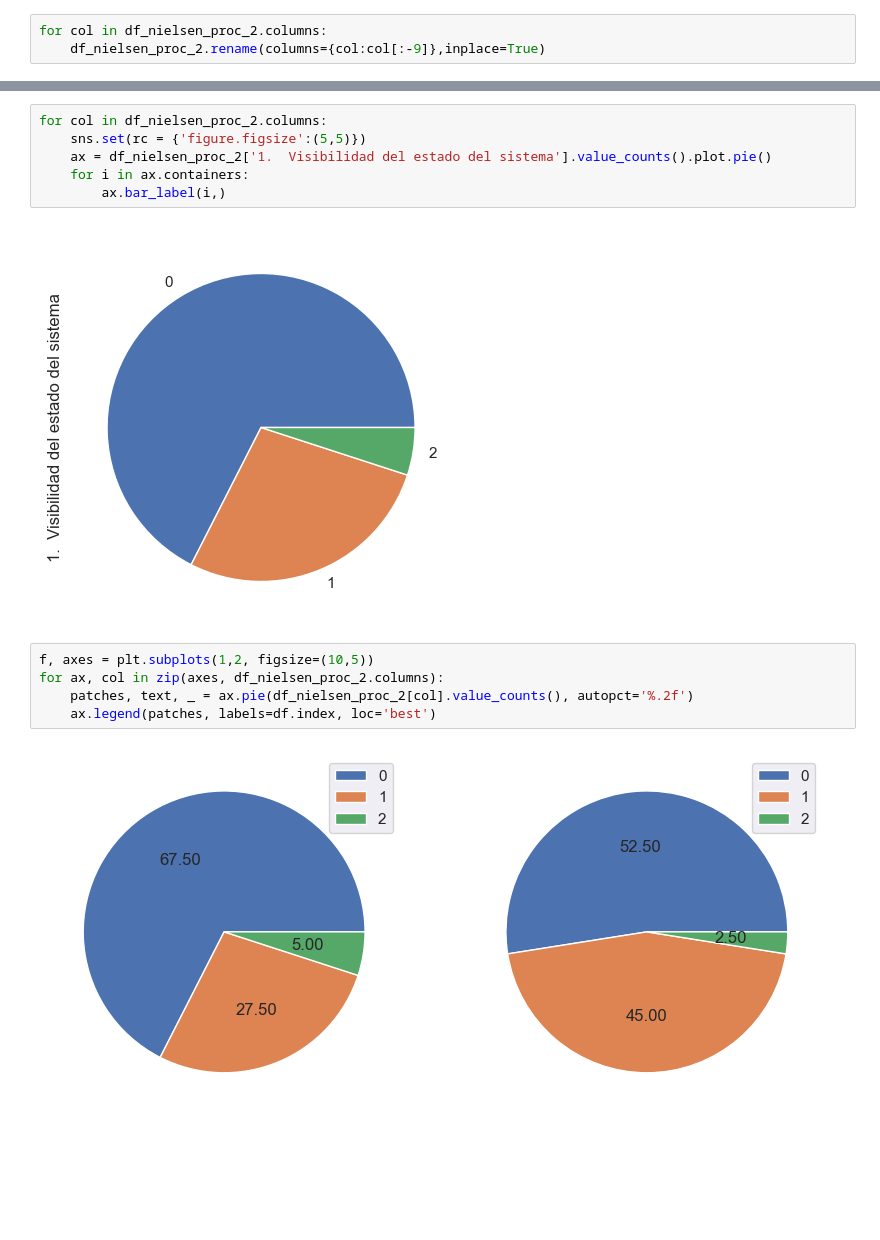
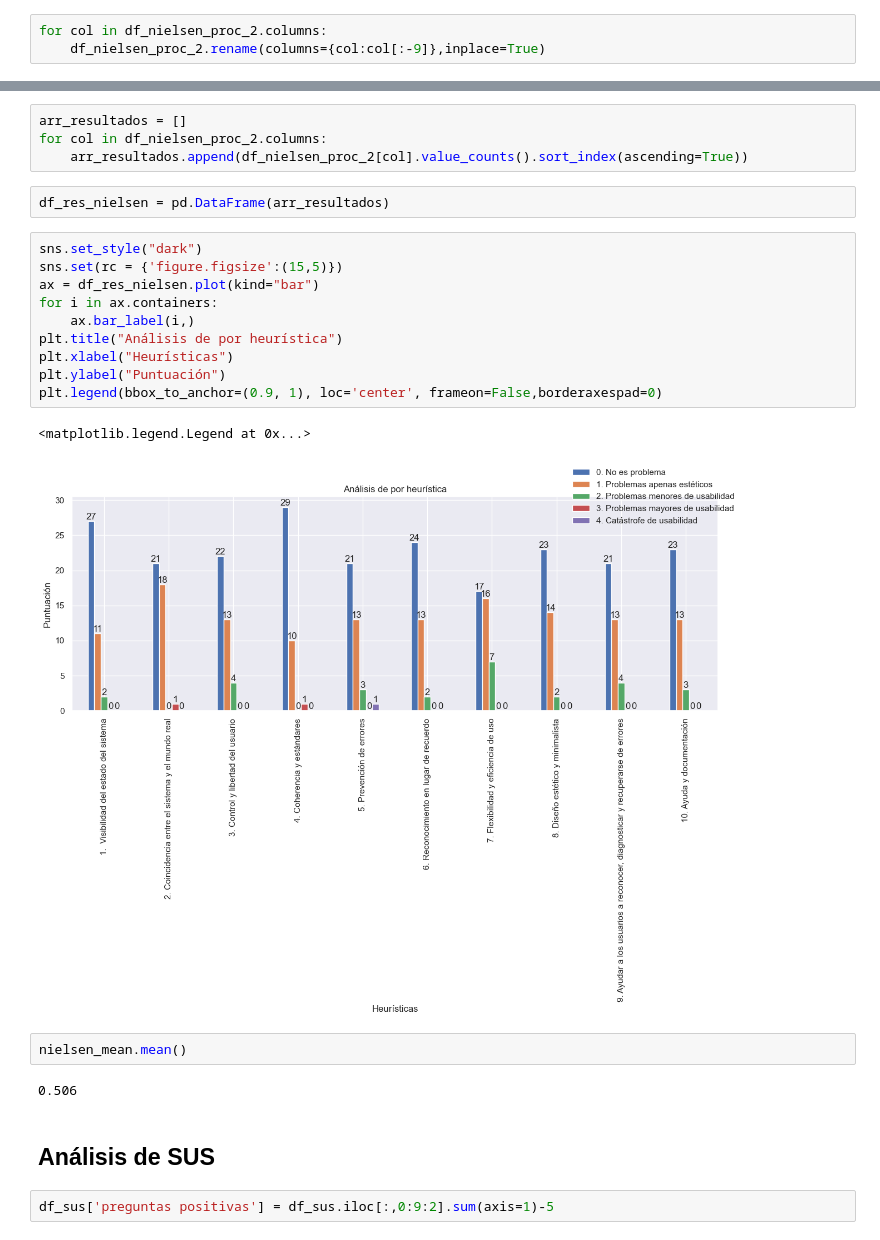
Before and after one commit to Herziox/Data-Mining-System-SETEC, a Jupyter notebook: 8_usability_module/usability_module.ipynb, the cells around one changed output, grey strips where cells are left out. Drawn from its saved outputs; the diff is of its cells as text; blank space fills up the shorter version.

```diff
--- a/8_usability_module/usability_module.ipynb
+++ b/8_usability_module/usability_module.ipynb
@@ -182,15 +91,27 @@ plt.show()
-# %%
-for col in df_nielsen_proc_2.columns:
-    sns.set(rc = {'figure.figsize':(5,5)})
-    ax = df_nielsen_proc_2['1.  Visibilidad del estado del sistema'].value_counts().plot.pie()
-    for i in ax.containers:
-        ax.bar_label(i,)
-# %% [output]
-[figure, removed]
-# %%
-f, axes = plt.subplots(1,2, figsize=(10,5))
-for ax, col in zip(axes, df_nielsen_proc_2.columns):
-    patches, text, _ = ax.pie(df_nielsen_proc_2[col].value_counts(), autopct='%.2f')
-    ax.legend(patches, labels=df.index, loc='best')
-# %% [output]
-[figure, removed]
+# %%
+arr_resultados = []
+for col in df_nielsen_proc_2.columns:
+    arr_resultados.append(df_nielsen_proc_2[col].value_counts().sort_index(ascending=True))
+# %%
+df_res_nielsen = pd.DataFrame(arr_resultados)
+# %%
+sns.set_style("dark")
+sns.set(rc = {'figure.figsize':(15,5)})
+ax = df_res_nielsen.plot(kind="bar")
+for i in ax.containers:
+    ax.bar_label(i,)
+plt.title("Análisis de por heurística")
+plt.xlabel("Heurísticas")
+plt.ylabel("Puntuación")
+plt.legend(bbox_to_anchor=(0.9, 1), loc='center', frameon=False,borderaxespad=0)
+# %% [output]
+<matplotlib.legend.Legend at 0x...>
+[figure, added]
+# %%
+nielsen_mean.mean()
+# %% [output]
+0.506
+# %% [markdown]
+## Análisis de SUS
+# %%
+df_sus['preguntas positivas'] = df_sus.iloc[:,0:9:2].sum(axis=1)-5
```
Also changed, not shown: parts of 21 cells of this notebook, 13 other files.
